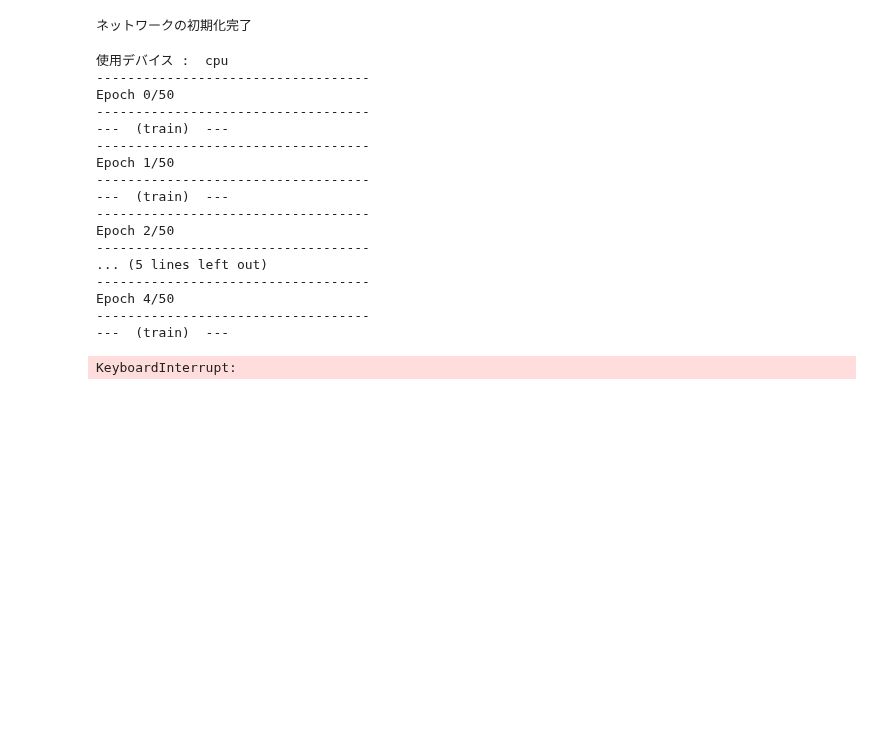
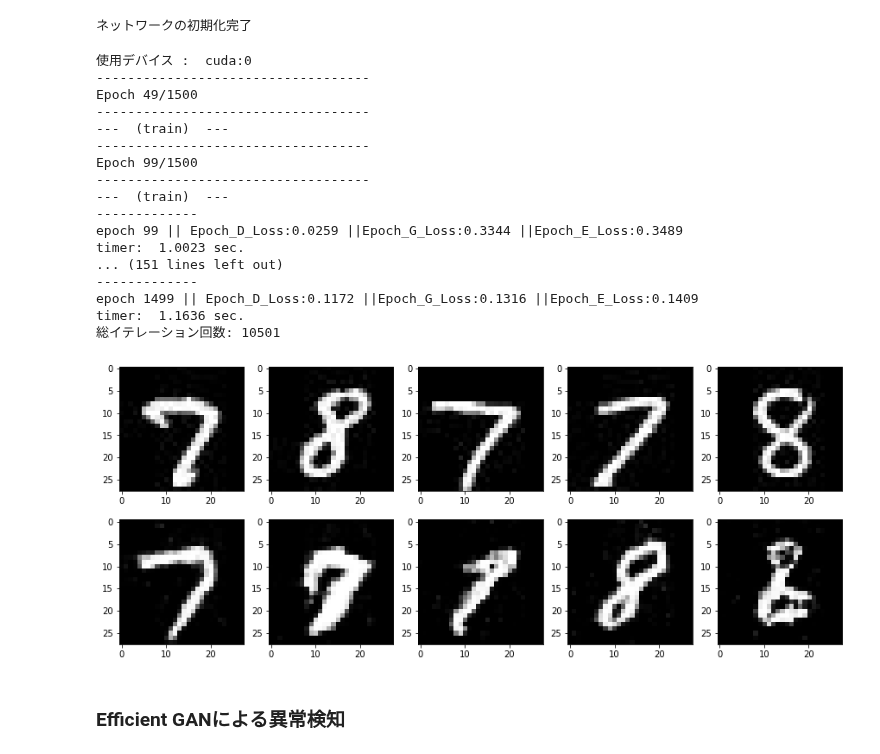
Before and after one commit to Hase-U/learn_pytorch_advanced, a Jupyter notebook: mycode/6_gan_anomaly_detection/EfficientGAN.ipynb, the cells around one changed output. Cells and saved outputs as stored; diff of their text form; code cells hidden in the pictures; blank space fills up the shorter version.

```diff
--- a/mycode/6_gan_anomaly_detection/EfficientGAN.ipynb
+++ b/mycode/6_gan_anomaly_detection/EfficientGAN.ipynb
@@ -28,8 +36,8 @@ from torchvision import transforms
 import matplotlib.pyplot as plt
 %matplotlib inline
 # %%
-device = "cpu"
-# device = torch.device("cuda:0" if torch.cuda.is_available() else "cpu")
+# device = "cpu"
+device = torch.device("cuda:0" if torch.cuda.is_available() else "cpu")
 # %%
 # Setup seeds
 torch.manual_seed(1234)
@@ -437,7 +445,7 @@ def train_model(G, D, E, dataloader, num_epochs):
         epoch_g_loss = 0.0
         epoch_d_loss = 0.0
         epoch_e_loss = 0.0
-        if ((epoch+1)%100==0):
+        if ((epoch+1)%50==0):
             print("-----------------------------------")
             print("Epoch {}/{} ".format(epoch, num_epochs))
             print("-----------------------------------")
@@ -511,6 +519,7 @@ def train_model(G, D, E, dataloader, num_epochs):
             epoch_d_loss += d_loss.item()
             epoch_e_loss += e_loss.item()
             epoch_g_loss += g_loss.item()
+            iteration += 1
 
         if ((epoch+1)%100==0):
             t_epoch_finish = time.time()
@@ -520,7 +529,7 @@ def train_model(G, D, E, dataloader, num_epochs):
             print('timer:  {:.4f} sec.'.format(t_epoch_finish - t_epoch_start))
             t_epoch_start = time.time()
 
-            if ((epoch)%num_epochs==0):
+            if ((epoch+1)%num_epochs==0):
                 torch.save(G.state_dict(), "weights/bigan_g_"+str(epoch+1) + ".pth")
                 torch.save(D.state_dict(), "weights/bigan_d_"+str(epoch+1) + ".pth")
                 torch.save(E.state_dict(), "weights/bigan_e_"+str(epoch+1) + ".pth")
@@ -582,25 +591,53 @@ else:
 # %% [output]
 ネットワークの初期化完了
 # %%
-num_epochs  = 50
+num_epochs  = 1500
 G_update, D_update, E_update = train_model(
     G, D, E, dataloader=train_dataloader, num_epochs=num_epochs)
 # %% [output]
-使用デバイス :  cpu
+使用デバイス :  cuda:0
 -----------------------------------
-Epoch 0/50
+Epoch 49/1500
 -----------------------------------
 ---  (train)  ---
 -----------------------------------
-Epoch 1/50
+Epoch 99/1500
 -----------------------------------
 ---  (train)  ---
------------------------------------
-Epoch 2/50
------------------------------------
-... (5 lines left out)
------------------------------------
-Epoch 4/50
------------------------------------
----  (train)  ---
+-------------
+epoch 99 || Epoch_D_Loss:0.0259 ||Epoch_G_Loss:0.3344 ||Epoch_E_Loss:0.3489
+timer:  1.0023 sec.
+... (151 lines left out)
+-------------
+epoch 1499 || Epoch_D_Loss:0.1172 ||Epoch_G_Loss:0.1316 ||Epoch_E_Loss:0.1409
+timer:  1.1636 sec.
+総イテレーション回数: 10501
-KeyboardInterrupt:
+# %%
+# 生成画像と訓練データを可視化する
+device = torch.device("cuda:0" if torch.cuda.is_available() else "cpu")
+
+# 入力の乱数生成
+batch_size = 8
+z_dim = 20
+fixed_z = torch.randn(batch_size, z_dim)
+fake_images = G_update(fixed_z.to(device))
+
+# 訓練データ
+batch_iterator = iter(train_dataloader)  # イテレータに変換
+imges = next(batch_iterator)  # 1番目の要素を取り出す
+
+
+# 出力
+fig = plt.figure(figsize=(15, 6))
+for i in range(0, 5):
+    # 上段に訓練データを
+    plt.subplot(2, 5, i+1)
+    plt.imshow(imges[i][0].cpu().detach().numpy(), 'gray')
+
+    # 下段に生成データを表示する
+    plt.subplot(2, 5, 5+i+1)
+    plt.imshow(fake_images[i][0].cpu().detach().numpy(), 'gray')
+# %% [output]
+[figure, added]
+# %% [markdown]
+### Efficient GANによる異常検知
```
Also changed, not shown: parts of 5 cells of this notebook.
